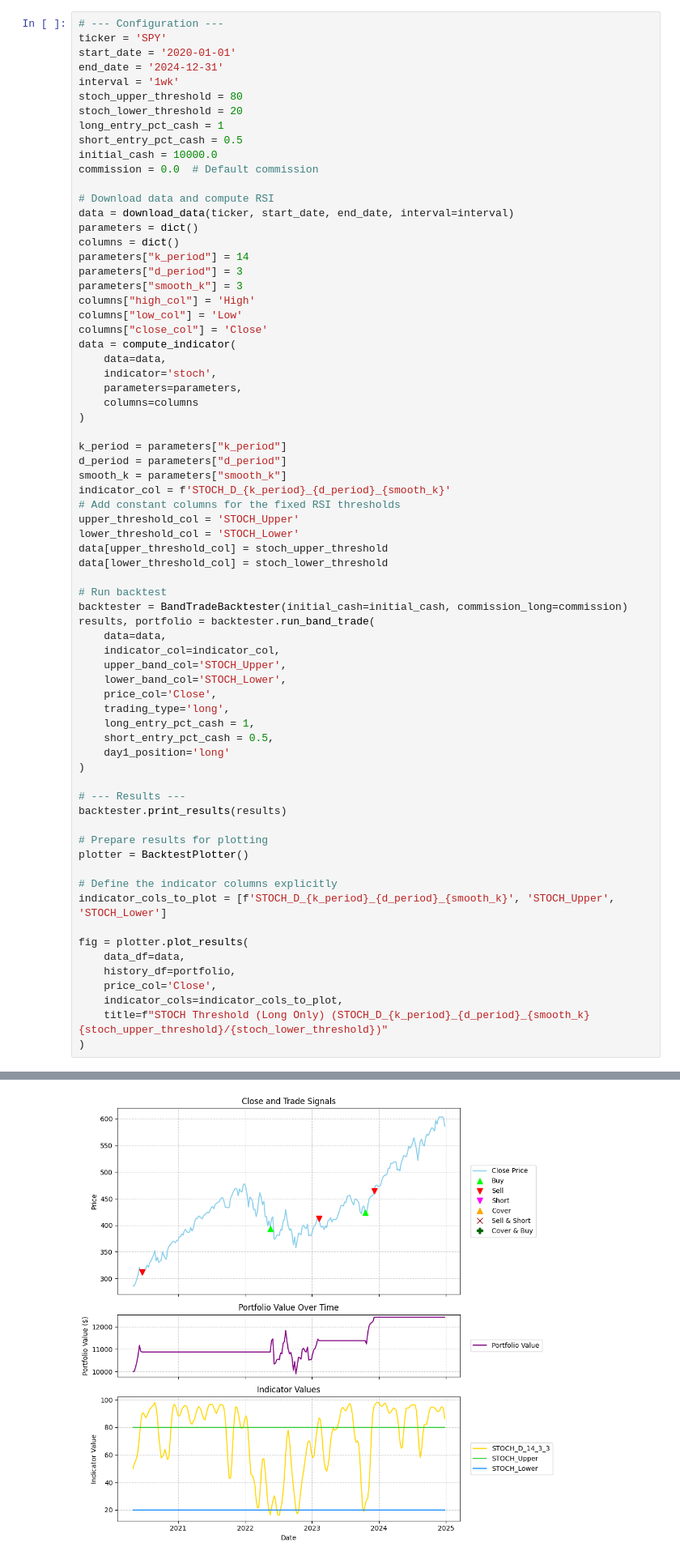
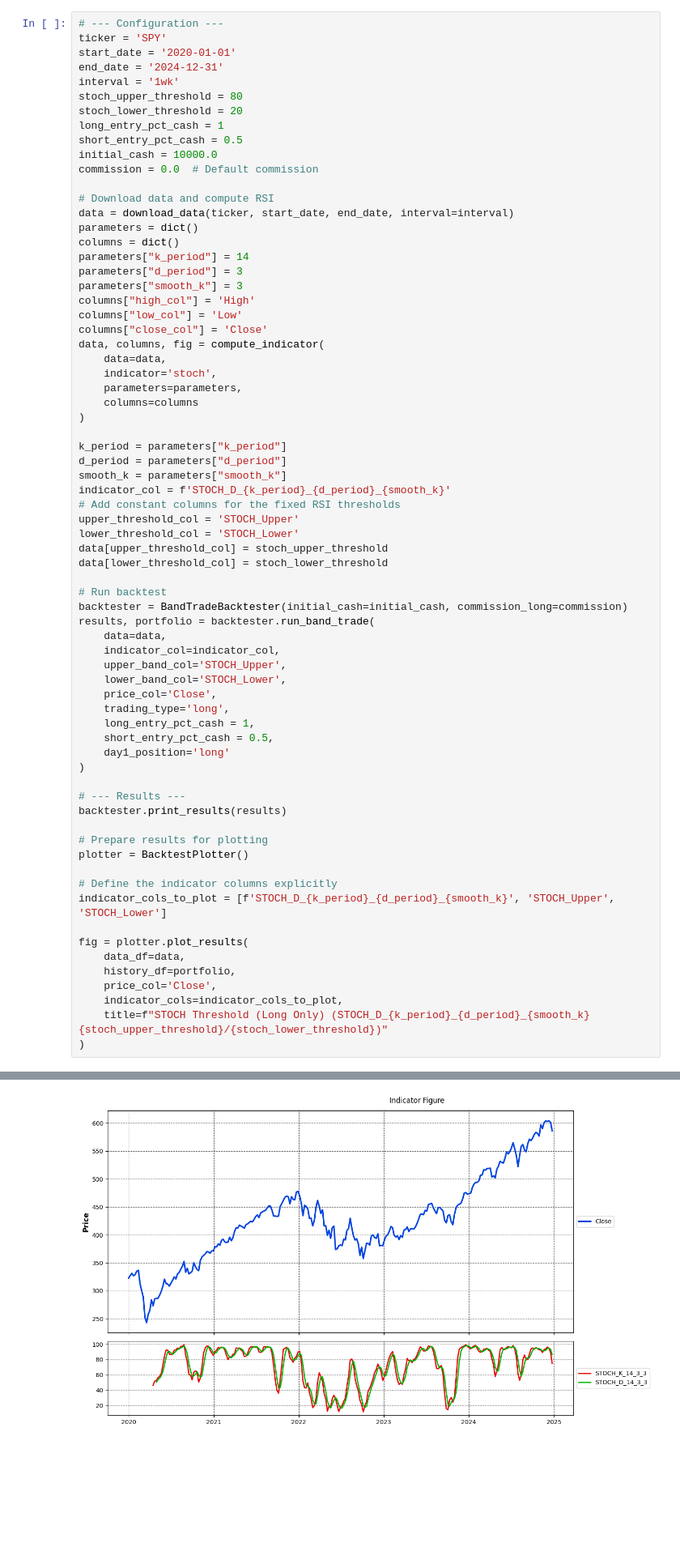
Before and after one commit to BSoybilgen/simple-trade, a Jupyter notebook: examples/backtest/example_backtest_momentum.ipynb, the cells around one changed output, grey strips where cells are left out. Shown at 81% size. Drawn from its saved outputs; the diff is of its cells as text; blank space fills up the shorter version.

```diff
--- a/examples/backtest/example_backtest_momentum.ipynb
+++ b/examples/backtest/example_backtest_momentum.ipynb
@@ -278,7 +281,7 @@ parameters["smooth_k"] = 3
 columns["high_col"] = 'High'
 columns["low_col"] = 'Low'
 columns["close_col"] = 'Close'
-data = compute_indicator(
+data, columns, fig = compute_indicator(
     data=data,
     indicator='stoch',
     parameters=parameters,
@@ -316,31 +319,31 @@ backtester.print_results(results)
 plotter = BacktestPlotter()
 
 # Define the indicator columns explicitly
 indicator_cols_to_plot = [f'STOCH_D_{k_period}_{d_period}_{smooth_k}', 'STOCH_Upper', 'STOCH_Lower']
 
 fig = plotter.plot_results(
     data_df=data,
     history_df=portfolio,
     price_col='Close',
     indicator_cols=indicator_cols_to_plot,
     title=f"STOCH Threshold (Long Only) (STOCH_D_{k_period}_{d_period}_{smooth_k} {stoch_upper_threshold}/{stoch_lower_threshold})"
 )
 # %% [output]
 Computing STOCH...
 
 ============================================================
 ✨ Band Trade (STOCH_D_14_3_3 vs STOCH_Lower/STOCH_Upper - Mean Reversion) [Day1 Long] ✨
 ============================================================
 
 🗓️ BACKTEST PERIOD:
   • Period: 2020-04-29 to 2024-12-25
   • Duration: 1701 days
   • Trading Days: 244
 
 📊 BASIC METRICS:
 ... (18 lines left out)
   • Avg Drawdown Duration: 408.33 days
   • Annualized Volatility: 21.35%
 
 ============================================================
-[figure, old version]
+[figure, new version]
```
Also changed, not shown: parts of 5 cells of this notebook, 5 other files.
